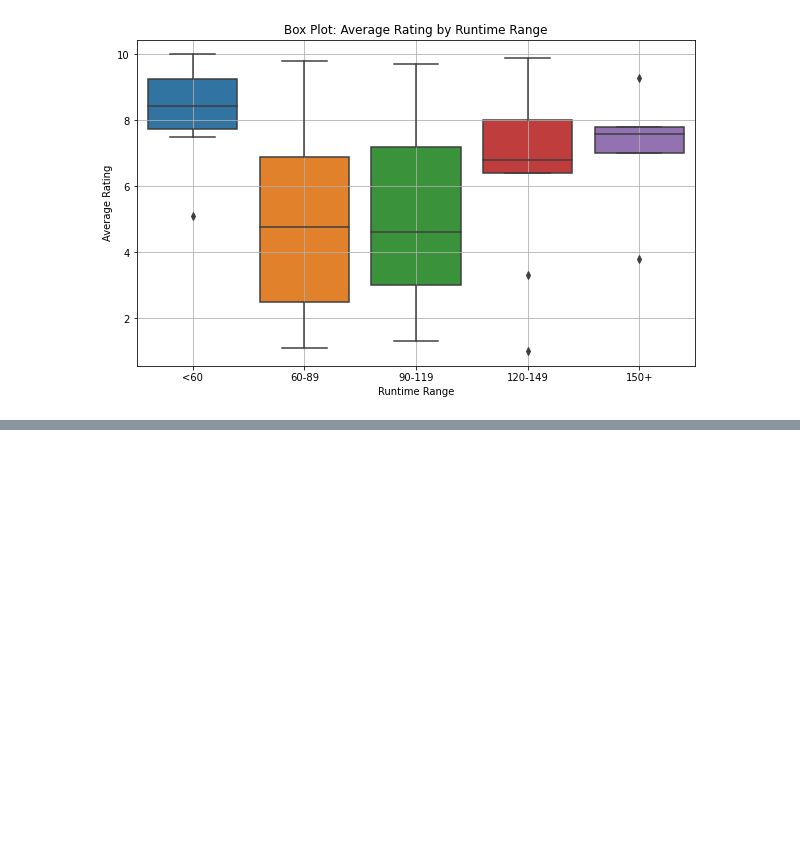
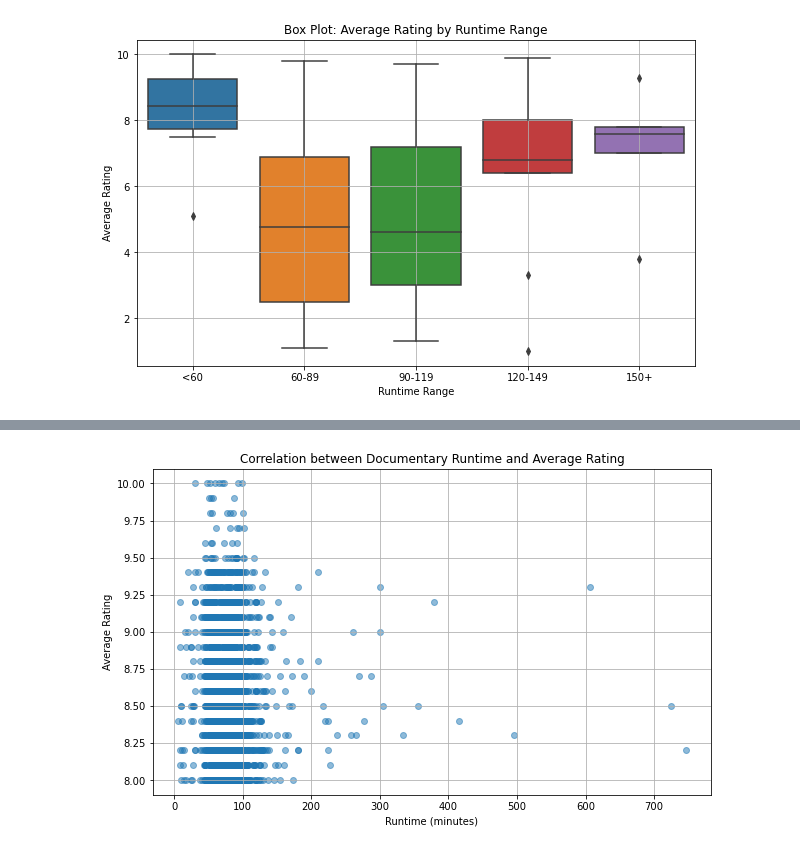
Before and after one commit to ZeejahWaseem/Capstone_Project, a Jupyter notebook: Notebooks/Laila_Folder/Laila.ipynb, the cells around one changed output, grey strips where cells are left out. Drawn from its saved outputs; the diff is of its cells as text; code cells hidden in the pictures; blank space fills up the shorter version.

```diff
--- a/Notebooks/Laila_Folder/Laila.ipynb
+++ b/Notebooks/Laila_Folder/Laila.ipynb
@@ -257,0 +354,12 @@ plt.show()
+# %%
+joined_tables_df = pd.read_sql("""
+    SELECT mb.genres, mr.averagerating, mb.runtime_minutes
+    FROM movie_basics mb
+    JOIN movie_ratings mr USING(movie_id)
+    WHERE mr.averagerating >= 8
+    AND runtime_minutes IS NOT null
+    AND mb.genres = 'Documentary'
+""", conn)
+
+# Display the resulting DataFrame
+joined_tables_df
@@ -258 +380,12 @@ plt.show()
+# %%
+# Create a scatter plot
+plt.figure(figsize=(10, 6))
+plt.scatter(joined_tables_df['runtime_minutes'], joined_tables_df['averagerating'], alpha=0.5)
+plt.title('Correlation between Documentary Runtime and Average Rating')
+plt.xlabel('Runtime (minutes)')
+plt.ylabel('Average Rating')
+plt.grid(True)
+plt.show()
+# %% [output]
+[figure, added]
 # %%
```
Also changed, not shown: parts of 17 cells of this notebook.
